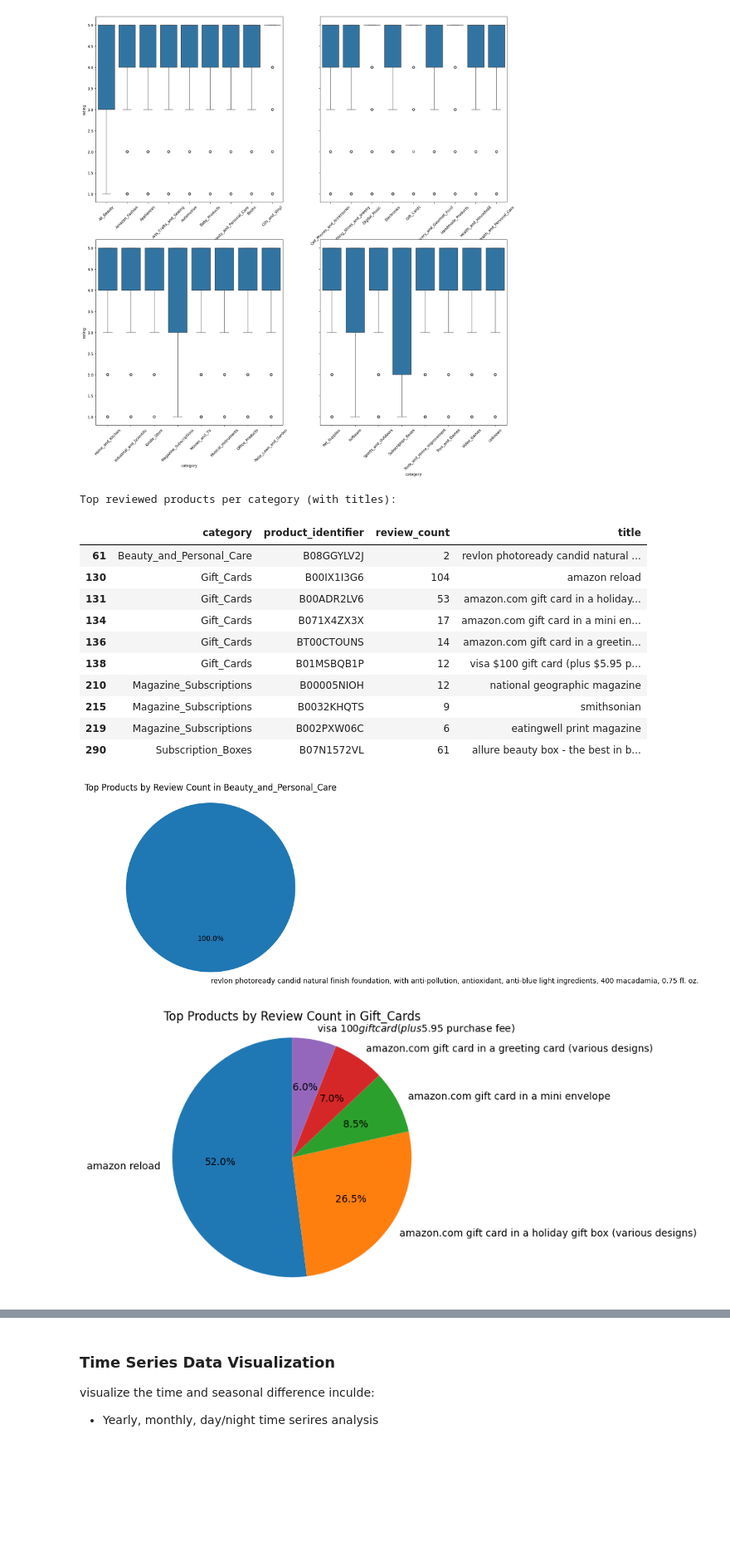
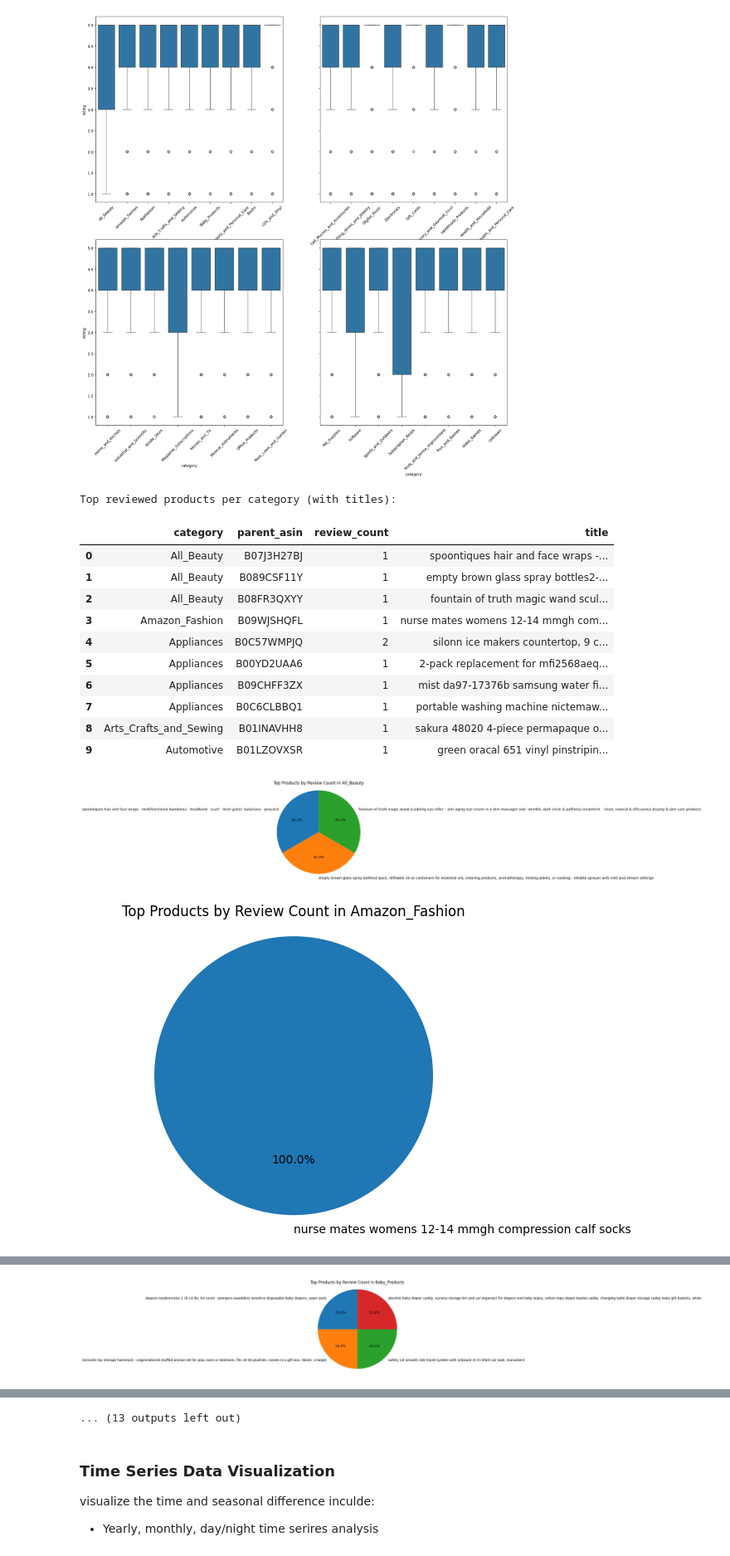
Before and after one commit to yifeica0/ECS171-Group8, a Jupyter notebook: EDA_categorical_timeseries.ipynb, the cells around one changed output, grey strips where cells are left out. Shown at 83% size. Saved outputs shown, nothing was run; the diff lists cells and outputs as text; code cells hidden in the pictures; blank space fills up the shorter version.

```diff
--- a/EDA_categorical_timeseries.ipynb
+++ b/EDA_categorical_timeseries.ipynb
@@ -100,59 +99,56 @@ plt.show()
 # %% [output]
 [figure]
 # %%
-# frequent products (parent_asin/asin) per category and pie plot
+# frequent products (parent_asin) per category and pie plot
 
-# Create a product identifier: prefer parent_asin, fallback to asin
-df_products = df.copy()
-df_products['product_identifier'] = df_products['parent_asin']
 
-# Group by category and product_identifier, then count reviews
-product_category_counts = df_products.groupby(['category', 'product_identifier']).size().reset_index(name='review_count')
+# group by category and product_identifier, then count reviews
+product_category_counts = df.groupby(['category', 'parent_asin']).size().reset_index(name='review_count')
 
-# Create a mapping from parent_asin in meta_df to their titles
+# create a mapping from parent_asin in meta_df to their titles
 parent_asin_to_title_map = meta_df.set_index('parent_asin')['title'].to_dict()
 
-# Function to get title given product_identifier
+# function to get title given product_identifier
 def get_title(product_id):
     if product_id in parent_asin_to_title_map:
         return parent_asin_to_title_map[product_id]
     return None
 
-# Get top 10 most reviewed products for each category
-top_10_products_per_category = product_category_counts.groupby('category', group_keys=False).apply(lambda x: x.nlargest(10, 'review_count')).reset_index(drop=True)
+# apply the function to get product titles
+product_category_counts['title'] = product_category_counts['parent_asin'].apply(get_title)
 
-# Apply this function to get titles for the top products
-top_10_products_per_category['title'] = top_10_products_per_category['product_identifier'].apply(get_title)
+# filter out products without titles
+valid_products = product_category_counts.dropna(subset=['title'])
 
-# Filter out products without titles
-products_with_titles = top_10_products_per_category.dropna(subset=['title'])
+# get top 10 most reviewed products for each category
+top_10_products = valid_products.groupby('category', group_keys=False).apply(lambda x: x.nlargest(10, 'review_count')).reset_index(drop=True)
 
 print("Top reviewed products per category (with titles):")
-display(products_with_titles.sort_values(by=['category', 'review_count'], ascending=[True, False]).head(10))
+display(top_10_products.sort_values(by=['category', 'review_count'], ascending=[True, False]).head(10))
 
-# Now, create pie charts for each category
-for category in products_with_titles['category'].unique():
-    category_data = products_with_titles[products_with_titles['category'] == category]
+# generate pie charts for each category
+for category in top_10_products['category'].unique():
+    category_data = top_10_products[top_10_products['category'] == category]
 
     if not category_data.empty:
         plt.figure()
         plt.pie(category_data['review_count'], labels=category_data['title'], autopct='%1.1f%%', startangle=90)
         plt.title(f'Top Products by Review Count in {category}')
         plt.axis('equal')
         #plt.tight_layout()
         plt.show()
 # %% [output]
 Top reviewed products per category (with titles):
-|  | category | product_identifier | review_count | title |
-| 61 | Beauty_and_Personal_Care | B08GGYLV2J | 2 | revlon photoready candid natural ... |
-| 130 | Gift_Cards | B00IX1I3G6 | 104 | amazon reload |
-| 131 | Gift_Cards | B00ADR2LV6 | 53 | amazon.com gift card in a holiday... |
-| 134 | Gift_Cards | B071X4ZX3X | 17 | amazon.com gift card in a mini en... |
-| 136 | Gift_Cards | BT00CTOUNS | 14 | amazon.com gift card in a greetin... |
-| 138 | Gift_Cards | B01MSBQB1P | 12 | visa $100 gift card (plus $5.95 p... |
-| 210 | Magazine_Subscriptions | B00005NIOH | 12 | national geographic magazine |
-| 215 | Magazine_Subscriptions | B0032KHQTS | 9 | smithsonian |
-| 219 | Magazine_Subscriptions | B002PXW06C | 6 | eatingwell print magazine |
-| 290 | Subscription_Boxes | B07N1572VL | 61 | allure beauty box - the best in b... |
+|  | category | parent_asin | review_count | title |
+| 0 | All_Beauty | B07J3H27BJ | 1 | spoontiques hair and face wraps -... |
+| 1 | All_Beauty | B089CSF11Y | 1 | empty brown glass spray bottles2-... |
+| 2 | All_Beauty | B08FR3QXYY | 1 | fountain of truth magic wand scul... |
+| 3 | Amazon_Fashion | B09WJSHQFL | 1 | nurse mates womens 12-14 mmgh com... |
+| 4 | Appliances | B0C57WMPJQ | 2 | silonn ice makers countertop, 9 c... |
+| 5 | Appliances | B00YD2UAA6 | 1 | 2-pack replacement for mfi2568aeq... |
+| 6 | Appliances | B09CHFF3ZX | 1 | mist da97-17376b samsung water fi... |
+| 7 | Appliances | B0C6CLBBQ1 | 1 | portable washing machine nictemaw... |
+| 8 | Arts_Crafts_and_Sewing | B01INAVHH8 | 1 | sakura 48020 4-piece permapaque o... |
+| 9 | Automotive | B01LZOVXSR | 1 | green oracal 651 vinyl pinstripin... |
-[figure, old version]
+[figure, new version]
-[figure, old version]
+[figure, new version]
@@ -160,0 +158 @@ Top reviewed products per category (with titles):
+[figure, added]
@@ -161,3 +163,4 @@ Top reviewed products per category (with titles):
+... (13 outputs left out)
 # %% [markdown]
 ### Time Series Data Visualization
 visualize the time and seasonal difference inculde:
```
Also changed, not shown: parts of 5 cells of this notebook.
